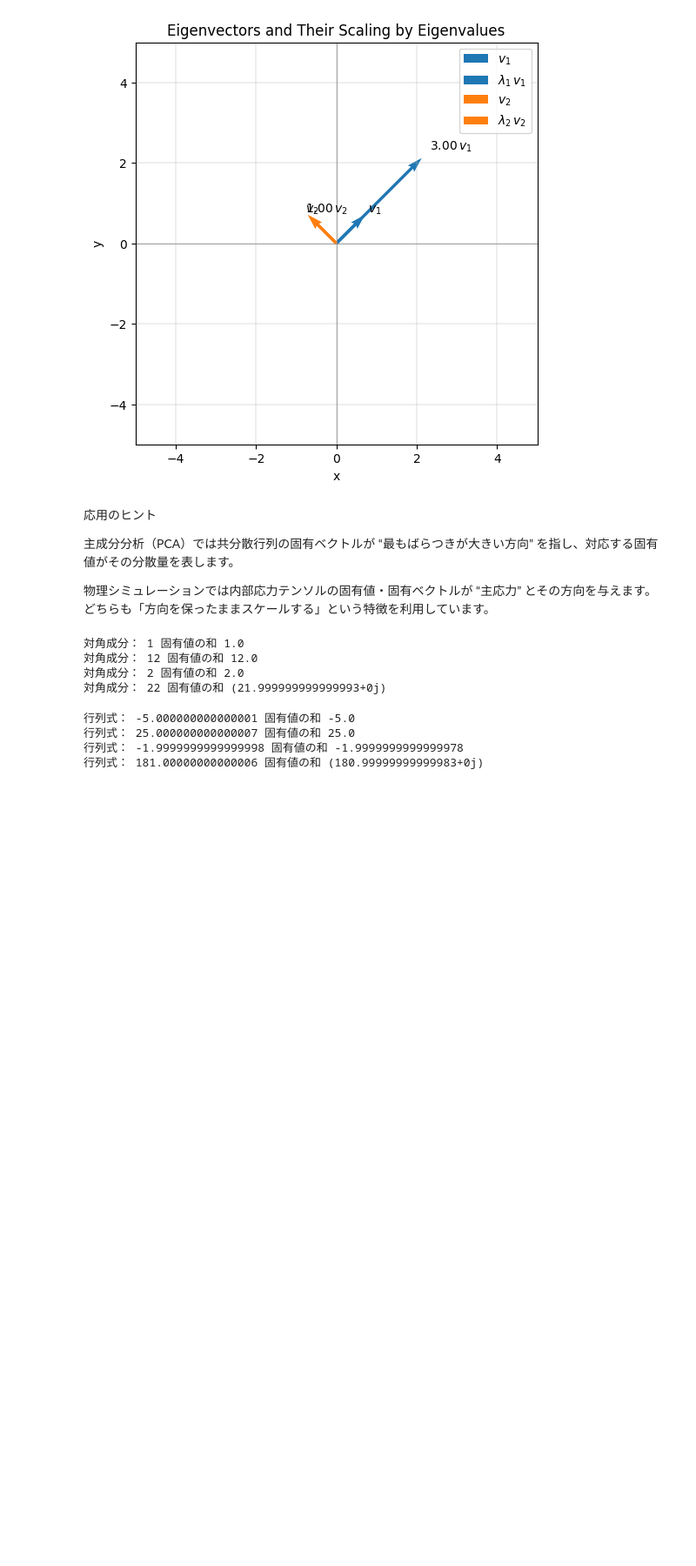
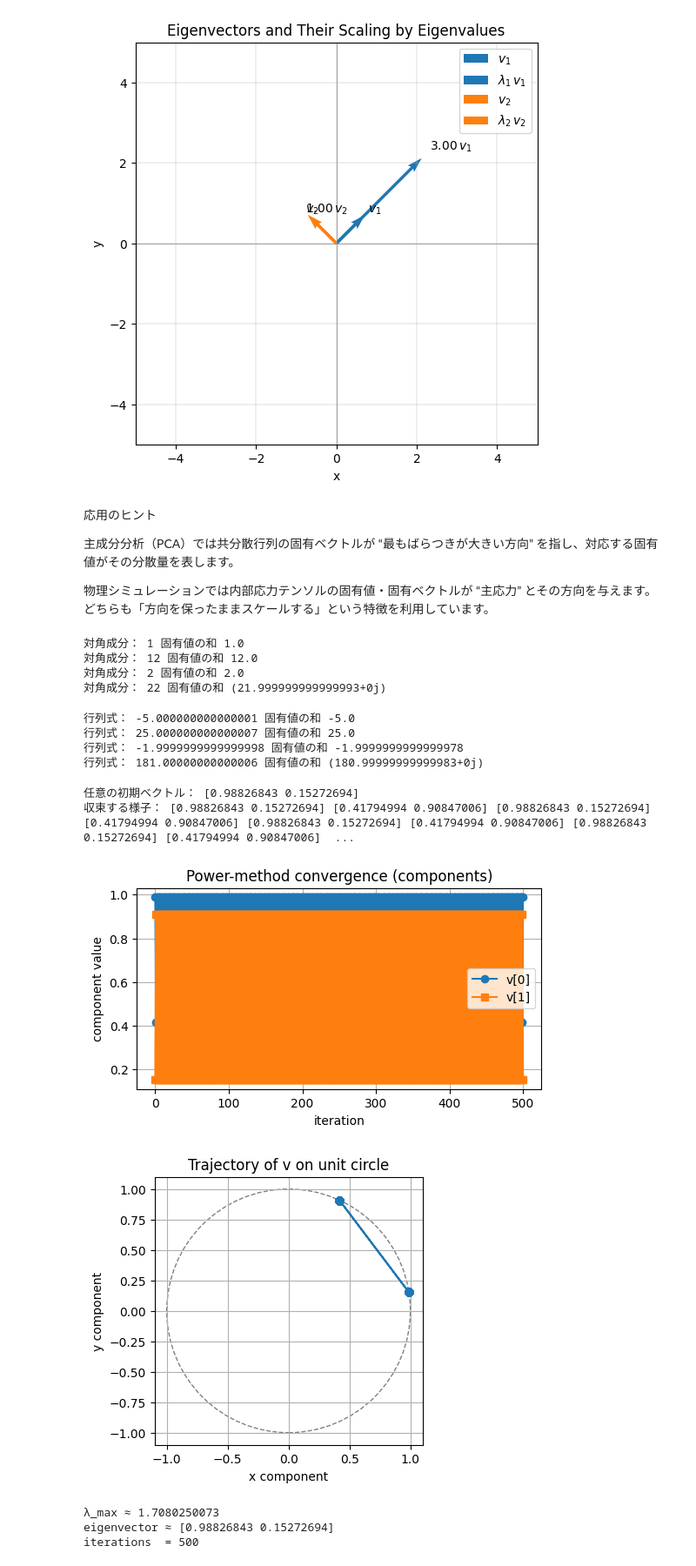
Before and after one commit to zdan2/linear_algebra, a Jupyter notebook: h.ipynb, the cells around one changed output. Shown at 87% size. Cells and saved outputs as stored; diff of their text form; code cells hidden in the pictures; blank space fills up the shorter version.

```diff
--- a/h.ipynb
+++ b/h.ipynb
@@ -336,3 +336,73 @@ for A in r:
 行列式： 25.000000000000007 固有値の和 25.0
 行列式： -1.9999999999999998 固有値の和 -1.9999999999999978
 行列式： 181.00000000000006 固有値の和 (180.99999999999983+0j)
+# %%
+import numpy as np
+import matplotlib.pyplot as plt
+
+
+def power_method_2d(A, max_iter=500, tol=1e-12):
+    """
+    2×2 行列 A の最大固有値と固有ベクトルをパワーメソッドで近似し，
+    反復ごとのベクトルも記録する。
+    """
+    v = np.random.rand(2)
+    v /= np.linalg.norm(v)
+    print('任意の初期ベクトル：',v)
+    hist = [v.copy()]
+
+    λ_old = 0.0
+    for _ in range(max_iter):
+        w = A @ v
+        v = w / np.linalg.norm(w)
+        hist.append(v.copy())
+        λ = v @ (A @ v)
+
+        if abs(λ - λ_old) < tol * abs(λ):
+            break
+        λ_old = λ
+    print('収束する様子：',*hist)
+    return λ, v, hist
+
+A = np.array([[1, 2],
+              [3, -1]], dtype=float)
+
+lam, vec, hist = power_method_2d(A)
+steps = np.arange(len(hist))
+xs = [v[0] for v in hist]
+ys = [v[1] for v in hist]
+
+# 1. 成分の収束
+plt.figure(figsize=(6, 3))
+plt.plot(steps, xs, marker='o', label='v[0]')
+plt.plot(steps, ys, marker='s', label='v[1]')
+plt.xlabel('iteration')
+plt.ylabel('component value')
+plt.title('Power-method convergence (components)')
+plt.legend()
+plt.grid(True)
+
+# 2. 単位円上の軌跡
+plt.figure(figsize=(4, 4))
+plt.plot(xs, ys, marker='o')
+circle = plt.Circle((0, 0), 1, color='gray', fill=False, linestyle='--')
+plt.gca().add_patch(circle)
+plt.xlabel('x component')
+plt.ylabel('y component')
+plt.title('Trajectory of v on unit circle')
+plt.gca().set_aspect('equal', adjustable='box')
+plt.grid(True)
+
+plt.show()
+
+print(f'λ_max ≈ {lam:.10f}')
+print('eigenvector ≈', vec)
+print('iterations  =', len(hist) - 1)
+# %% [output]
+任意の初期ベクトル： [0.98826843 0.15272694]
+収束する様子： [0.98826843 0.15272694] [0.41794994 0.90847006] [0.98826843 0.15272694] [0.41794994 0.90847006] [0.98826843 0.15272694] [0.41794994 0.90847006] [0.98826843 0.15272694] [0.41794994 0.90847006]  ...
+[figure, added]
+[figure, added]
+λ_max ≈ 1.7080250073
+eigenvector ≈ [0.98826843 0.15272694]
+iterations  = 500
```
Also changed, not shown: 1 other file.
